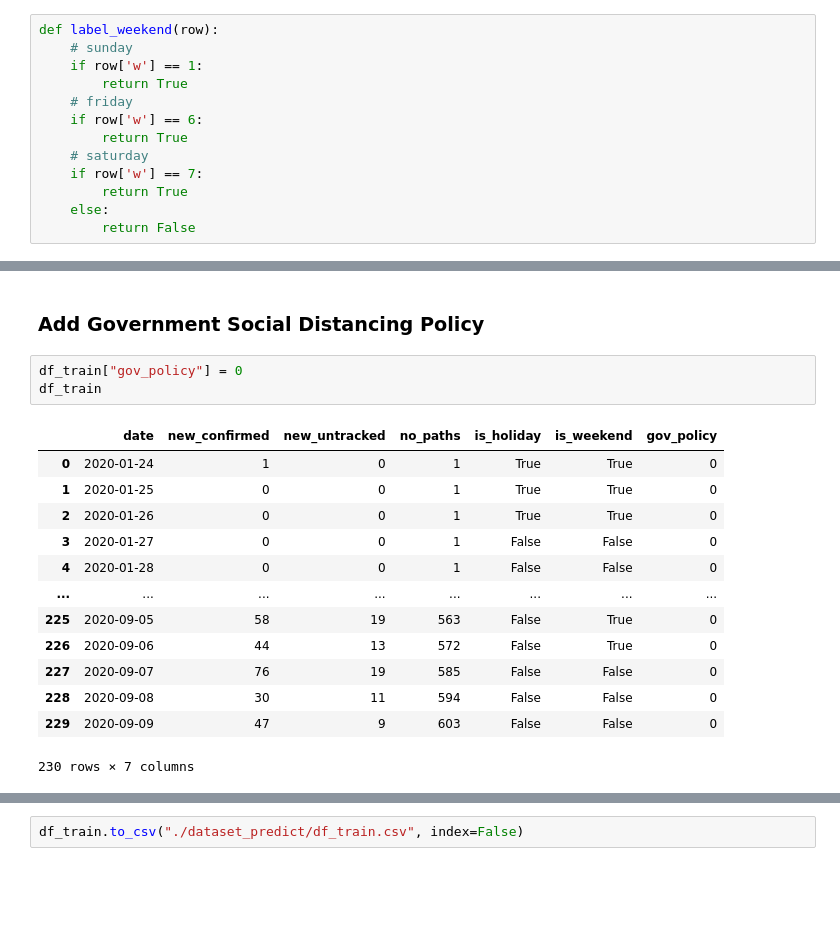
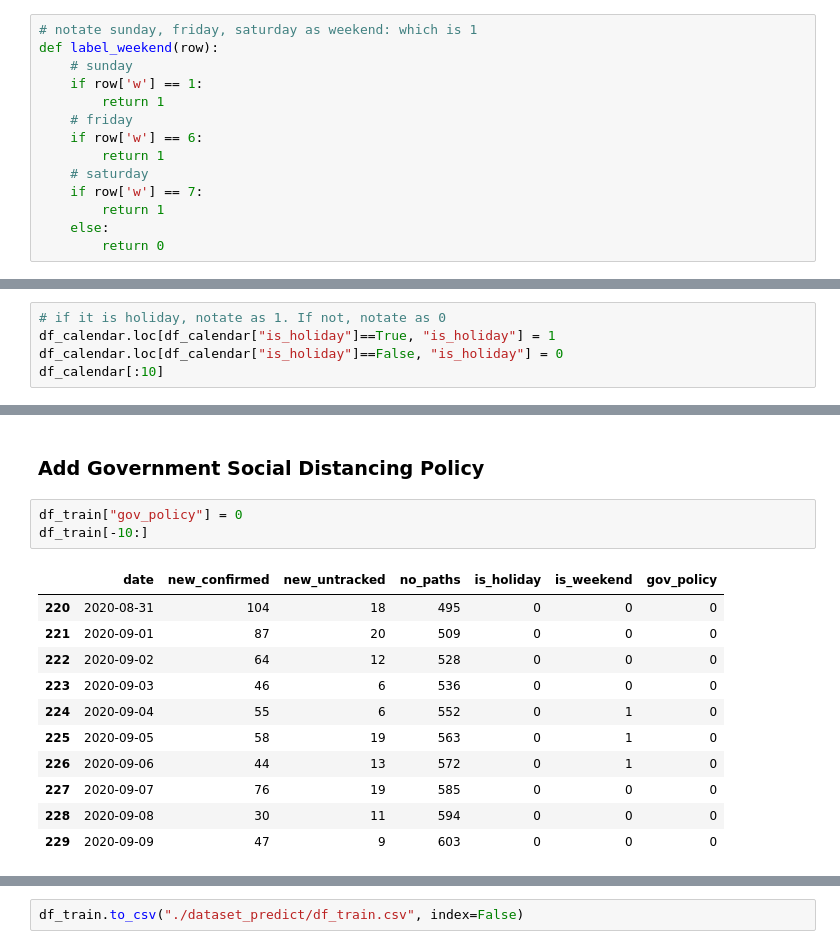
Before and after one commit to snoop2head/covid19_unknown_spread, a Jupyter notebook: wrangle_prediction.ipynb, the cells around one changed output, grey strips where cells are left out. Saved outputs shown, nothing was run; the diff lists cells and outputs as text; blank space fills up the shorter version.

```diff
--- a/wrangle_prediction.ipynb
+++ b/wrangle_prediction.ipynb
@@ -408,18 +402,19 @@ df_calendar.head()
 | 3 | 2000-01-04 | 3 | False |
 | 4 | 2000-01-05 | 4 | False |
 # %%
+# notate sunday, friday, saturday as weekend: which is 1
 def label_weekend(row):
     # sunday
     if row['w'] == 1:
-        return True
+        return 1
     # friday
     if row['w'] == 6:
-        return True
+        return 1
     # saturday
     if row['w'] == 7:
-        return True
+        return 1
     else:
-        return False
+        return 0
 # %%
 df_calendar["is_weekend"] = df_calendar.apply(lambda row: label_weekend(row), axis=1)
 df_calendar.head(10)
@@ -438,3 +433,8 @@ df_calendar.head(10)
 # %%
 # rename dataframe name
 df_calendar.rename(columns = {'sc':'date', 'h':'is_holiday'}, inplace = True)
+# %%
+# if it is holiday, notate as 1. If not, notate as 0
+df_calendar.loc[df_calendar["is_holiday"]==True, "is_holiday"] = 1
+df_calendar.loc[df_calendar["is_holiday"]==False, "is_holiday"] = 0
+df_calendar[:10]
@@ -484,21 +468,19 @@ df_train.tail(10)
 ### Add Government Social Distancing Policy
 # %%
 df_train["gov_policy"] = 0
-df_train
+df_train[-10:]
 # %% [output]
 |  | date | new_confirmed | new_untracked | no_paths | is_holiday | is_weekend | gov_policy |
-| 0 | 2020-01-24 | 1 | 0 | 1 | True | True | 0 |
-| 1 | 2020-01-25 | 0 | 0 | 1 | True | True | 0 |
-| 2 | 2020-01-26 | 0 | 0 | 1 | True | True | 0 |
-| 3 | 2020-01-27 | 0 | 0 | 1 | False | False | 0 |
-| 4 | 2020-01-28 | 0 | 0 | 1 | False | False | 0 |
-| ... | ... | ... | ... | ... | ... | ... | ... |
-| 225 | 2020-09-05 | 58 | 19 | 563 | False | True | 0 |
-| 226 | 2020-09-06 | 44 | 13 | 572 | False | True | 0 |
-| 227 | 2020-09-07 | 76 | 19 | 585 | False | False | 0 |
-| 228 | 2020-09-08 | 30 | 11 | 594 | False | False | 0 |
-| 229 | 2020-09-09 | 47 | 9 | 603 | False | False | 0 |
+| 220 | 2020-08-31 | 104 | 18 | 495 | 0 | 0 | 0 |
+| 221 | 2020-09-01 | 87 | 20 | 509 | 0 | 0 | 0 |
+| 222 | 2020-09-02 | 64 | 12 | 528 | 0 | 0 | 0 |
+| 223 | 2020-09-03 | 46 | 6 | 536 | 0 | 0 | 0 |
+| 224 | 2020-09-04 | 55 | 6 | 552 | 0 | 1 | 0 |
+| 225 | 2020-09-05 | 58 | 19 | 563 | 0 | 1 | 0 |
+| 226 | 2020-09-06 | 44 | 13 | 572 | 0 | 1 | 0 |
+| 227 | 2020-09-07 | 76 | 19 | 585 | 0 | 0 | 0 |
+| 228 | 2020-09-08 | 30 | 11 | 594 | 0 | 0 | 0 |
+| 229 | 2020-09-09 | 47 | 9 | 603 | 0 | 0 | 0 |
-230 rows × 7 columns
 # %%
 # 서울의 사회적 거리두기 2단계는 8월 16일부터 조치됨
 # 서울에는 8월 19일 0시 기준으로 새로운 조치들이 추가되며, 흔히 얘기하는 2.5단계가 됨. 이후에 기간 연장을 해서 9.7(월)0시 ~ 9.13(일)24시까지 2.5단계가 시행됨
```
Also changed, not shown: parts of 15 cells of this notebook, 2 other files.
